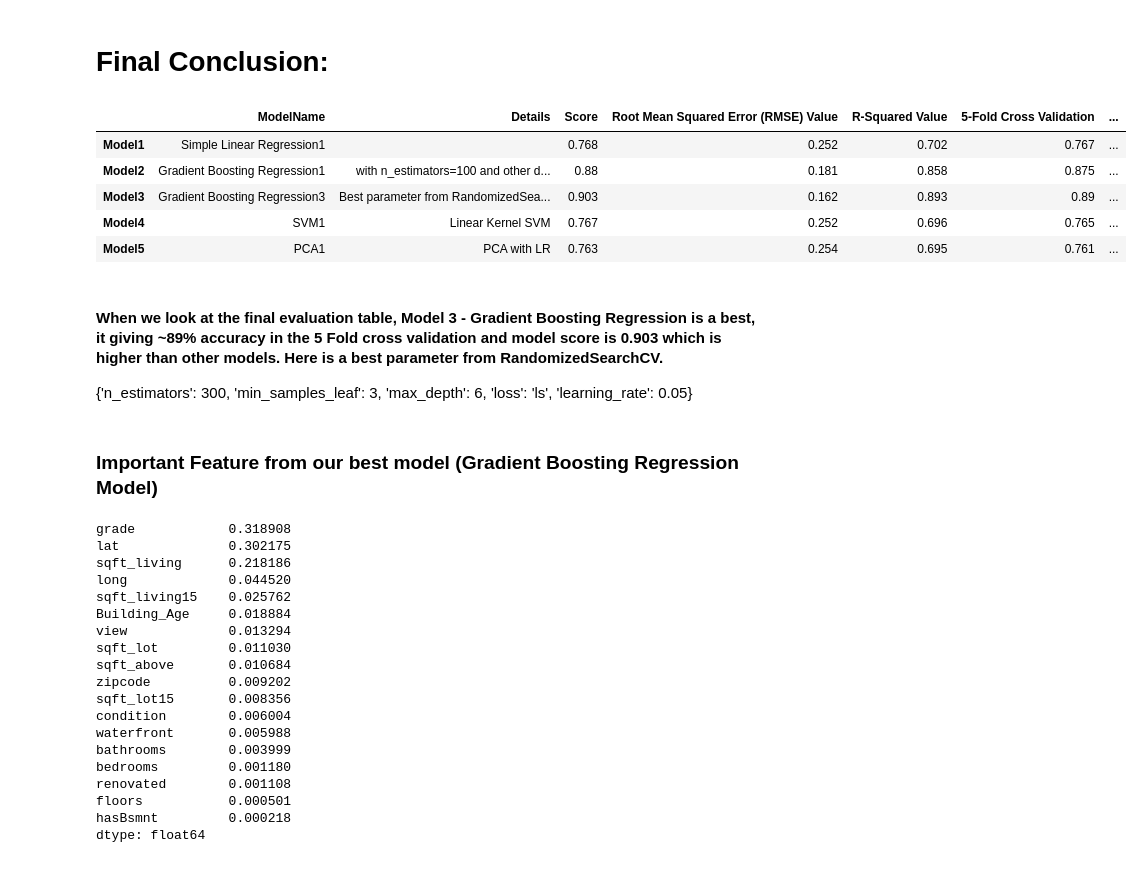
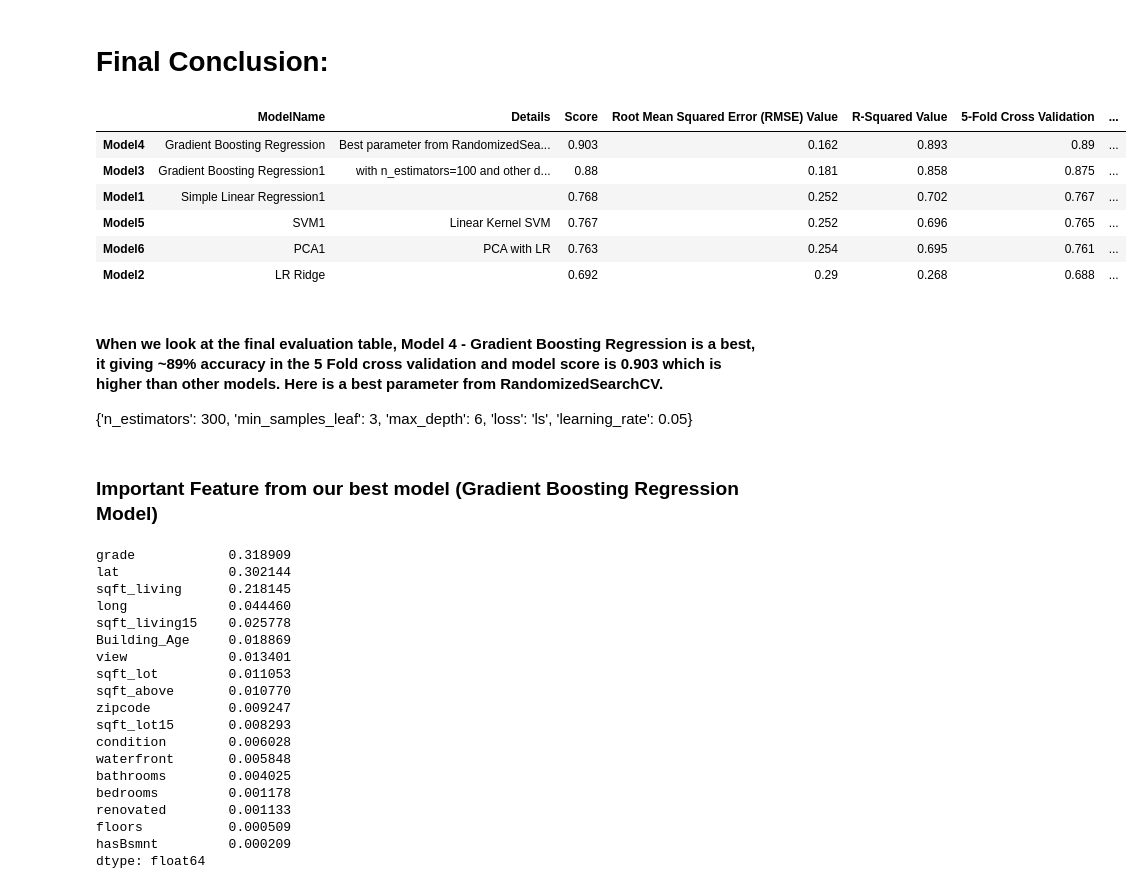
Before and after one commit to GreatLearningAIML1/bangalore-feb-batch-krishnakarthi, a Jupyter notebook: Projects/R5_Featurization Model selection and Tuning/Featurization Model selection and Tuning_R5_PredictHousePrices.ipynb, the cells around one changed output. Saved outputs shown, nothing was run; the diff lists cells and outputs as text; code cells hidden in the pictures.

```diff
--- a/Projects/R5_Featurization Model selection and Tuning/Featurization Model selection and Tuning_R5_PredictHousePrices.ipynb
+++ b/Projects/R5_Featurization Model selection and Tuning/Featurization Model selection and Tuning_R5_PredictHousePrices.ipynb
@@ -760,6 +797,8 @@ model4_Result
 | R-Squared Value | 0.696 |
 | 5-Fold Cross Validation | 0.765 |
 | Cross Validation Accuracy | 76.51 (+/- 0.02) |
+# %%
+model_Result["Model5"]=LR_SVM_Result
 # %% [markdown]
 ### Linear Regression with Principal Component Analysis
 # %%
@@ -811,7 +850,7 @@ Pipeline(memory=None,
   svd_solver='auto', tol=0.0, whiten=False)), ('LinearRegression', LinearRegression(copy_X=True, fit_intercept=True, n_jobs=None,
          normalize=False))])
 # %%
-model5_Result = Calculate_LinearRegressionModel_Metrics("PCA1","PCA with LR",pipe,X_test,y_test)
+model5_Result = LR_PredictTestData_CrossValidation_Metrics("PCA1","PCA with LR",pipe,X_test,y_test)
 model5_Result
 # %% [output]
 |  | PCA1 |
@@ -822,26 +861,25 @@ model5_Result
 | R-Squared Value | 0.695 |
 | 5-Fold Cross Validation | 0.761 |
 | Cross Validation Accuracy | 76.05 (+/- 0.02) |
+# %%
+model_Result["Model6"]=model5_Result
 # %% [markdown]
 # Final Conclusion:
-# %%
-model_Result=pd.DataFrame(index=["ModelName","Details","Score","Root Mean Squared Error (RMSE) Value","R-Squared Value","5-Fold Cross Validation","Cross Validation Accuracy"])
-model_Result["Model1"]=model1_Result
-model_Result["Model2"]=model2_Result
-model_Result["Model3"]=model3_Result
-model_Result["Model4"]=model4_Result
-model_Result["Model5"]=model5_Result
-
-model_Result.T
-# %% [output]
-|  | ModelName | Details | Score | Root Mean Squared Error (RMSE) Value | R-Squared Value | 5-Fold Cross Validation | ... |
-| Model1 | Simple Linear Regression1 |  | 0.768 | 0.252 | 0.702 | 0.767 | ... |
-| Model2 | Gradient Boosting Regression1 | with n_estimators=100 and other d... | 0.88 | 0.181 | 0.858 | 0.875 | ... |
-| Model3 | Gradient Boosting Regression3 | Best parameter from RandomizedSea... | 0.903 | 0.162 | 0.893 | 0.89 | ... |
-| Model4 | SVM1 | Linear Kernel SVM | 0.767 | 0.252 | 0.696 | 0.765 | ... |
-| Model5 | PCA1 | PCA with LR | 0.763 | 0.254 | 0.695 | 0.761 | ... |
+# %%
+# Sort consolidate model result with K-Fold score and select best model.
+df_results=pd.DataFrame(data=model_Result.T)
+
+df_results.sort_values(["5-Fold Cross Validation"],ascending=False,)
+# %% [output]
+|  | ModelName | Details | Score | Root Mean Squared Error (RMSE) Value | R-Squared Value | 5-Fold Cross Validation | ... |
+| Model4 | Gradient Boosting Regression | Best parameter from RandomizedSea... | 0.903 | 0.162 | 0.893 | 0.89 | ... |
+| Model3 | Gradient Boosting Regression1 | with n_estimators=100 and other d... | 0.88 | 0.181 | 0.858 | 0.875 | ... |
+| Model1 | Simple Linear Regression1 |  | 0.768 | 0.252 | 0.702 | 0.767 | ... |
+| Model5 | SVM1 | Linear Kernel SVM | 0.767 | 0.252 | 0.696 | 0.765 | ... |
+| Model6 | PCA1 | PCA with LR | 0.763 | 0.254 | 0.695 | 0.761 | ... |
+| Model2 | LR Ridge |  | 0.692 | 0.29 | 0.268 | 0.688 | ... |
 # %% [markdown]
-#### When we look at the final evaluation table, Model 3 - Gradient Boosting Regression is a best, it giving ~89% accuracy in the 5 Fold cross validation and model score is 0.903 which is higher than other models. Here is a best parameter from RandomizedSearchCV.
+#### When we look at the final evaluation table, Model 4 - Gradient Boosting Regression is a best, it giving ~89% accuracy in the 5 Fold cross validation and model score is 0.903 which is higher than other models. Here is a best parameter from RandomizedSearchCV.
 
 
 {'n_estimators': 300,
@@ -852,24 +890,24 @@ model_Result.T
 # %% [markdown]
 ### Important Feature from our best model (Gradient Boosting Regression Model)
 # %%
-print (pd.Series(model3.feature_importances_,index = list(X)).sort_values(ascending=False))
+print (pd.Series(LR_GBR_GS.feature_importances_,index = list(X)).sort_values(ascending=False))
 # %% [output]
-grade            0.318908
-lat              0.302175
-sqft_living      0.218186
-long             0.044520
-sqft_living15    0.025762
-Building_Age     0.018884
-view             0.013294
-sqft_lot         0.011030
-sqft_above       0.010684
-zipcode          0.009202
-sqft_lot15       0.008356
-condition        0.006004
-waterfront       0.005988
-bathrooms        0.003999
-bedrooms         0.001180
-renovated        0.001108
-floors           0.000501
-hasBsmnt         0.000218
+grade            0.318909
+lat              0.302144
+sqft_living      0.218145
+long             0.044460
+sqft_living15    0.025778
+Building_Age     0.018869
+view             0.013401
+sqft_lot         0.011053
+sqft_above       0.010770
+zipcode          0.009247
+sqft_lot15       0.008293
+condition        0.006028
+waterfront       0.005848
+bathrooms        0.004025
+bedrooms         0.001178
+renovated        0.001133
+floors           0.000509
+hasBsmnt         0.000209
 dtype: float64
```
Also changed, not shown: parts of 28 cells of this notebook.
